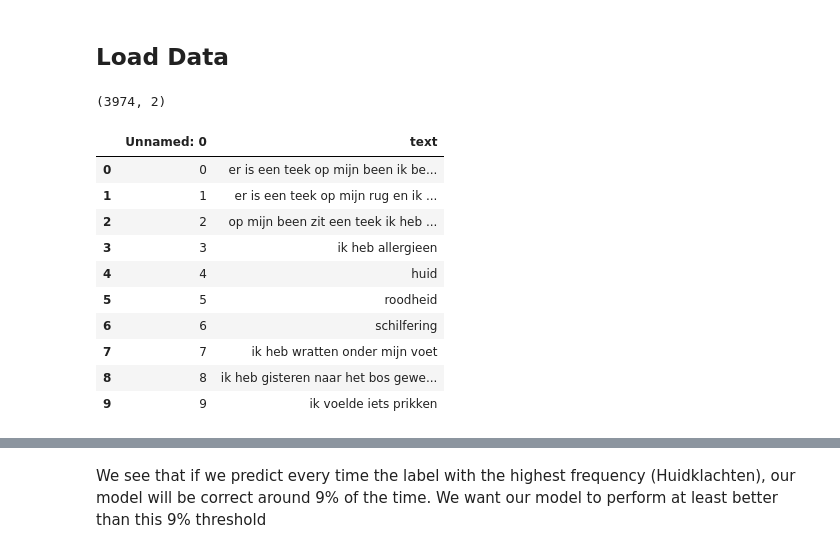
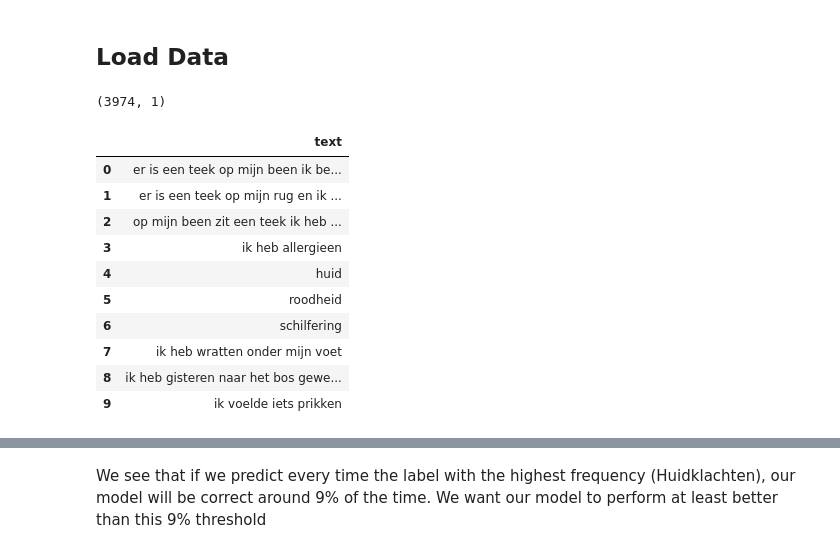
Before and after one commit to wilbsmond/medical-text-classification, a Jupyter notebook: Colab/model_building_ml.ipynb, the cells around one changed output, grey strips where cells are left out. Drawn from its saved outputs; the diff is of its cells as text; code cells hidden in the pictures.

```diff
--- a/Colab/model_building.ipynb
+++ b/Colab/model_building_ml.ipynb
@@ -25,24 +30,28 @@ True
 ## **Load Data**
 # %%
 # Load the cleaned datasets
-df_user_inputs = pd.read_csv('../dataset//user_inputs_cleaned.csv')
+df_user_inputs = pd.read_csv('../dataset/user_inputs_cleaned.csv')
 df_labels = pd.read_csv('../dataset//labels_cleaned.csv')
+
+# Remove unnecessary index columns
+df_user_inputs.drop(df_user_inputs.columns[0], axis=1, inplace=True)
+df_labels.drop(df_labels.columns[0], axis=1, inplace=True)
 
 # Ensure alignment
 assert len(df_labels) == len(df_user_inputs), "Datasets do not align!"
 
 print(df_user_inputs.shape)
 df_user_inputs.head(10)
 # %% [output]
-(3974, 2)
+(3974, 1)
-|  | Unnamed: 0 | text |
-| 0 | 0 | er is een teek op mijn been ik be... |
-| 1 | 1 | er is een teek op mijn rug en ik ... |
-| 2 | 2 | op mijn been zit een teek ik heb ... |
-| 3 | 3 | ik heb allergieen |
-| 4 | 4 | huid |
-| 5 | 5 | roodheid |
-| 6 | 6 | schilfering |
-| 7 | 7 | ik heb wratten onder mijn voet |
-| 8 | 8 | ik heb gisteren naar het bos gewe... |
-| 9 | 9 | ik voelde iets prikken |
+|  | text |
+| 0 | er is een teek op mijn been ik be... |
+| 1 | er is een teek op mijn rug en ik ... |
+| 2 | op mijn been zit een teek ik heb ... |
+| 3 | ik heb allergieen |
+| 4 | huid |
+| 5 | roodheid |
+| 6 | schilfering |
+| 7 | ik heb wratten onder mijn voet |
+| 8 | ik heb gisteren naar het bos gewe... |
+| 9 | ik voelde iets prikken |
```
Also changed, not shown: parts of 14 cells of this notebook, 31 other files.
